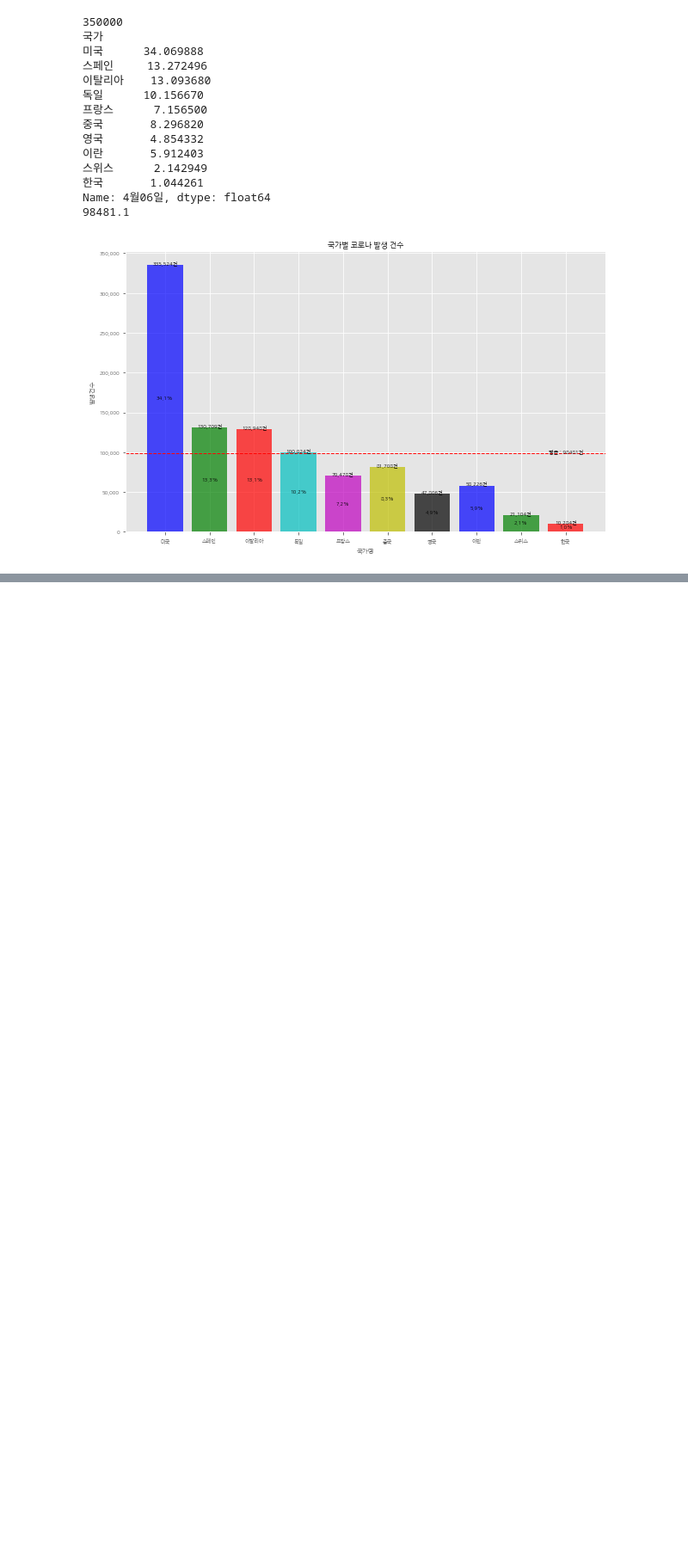
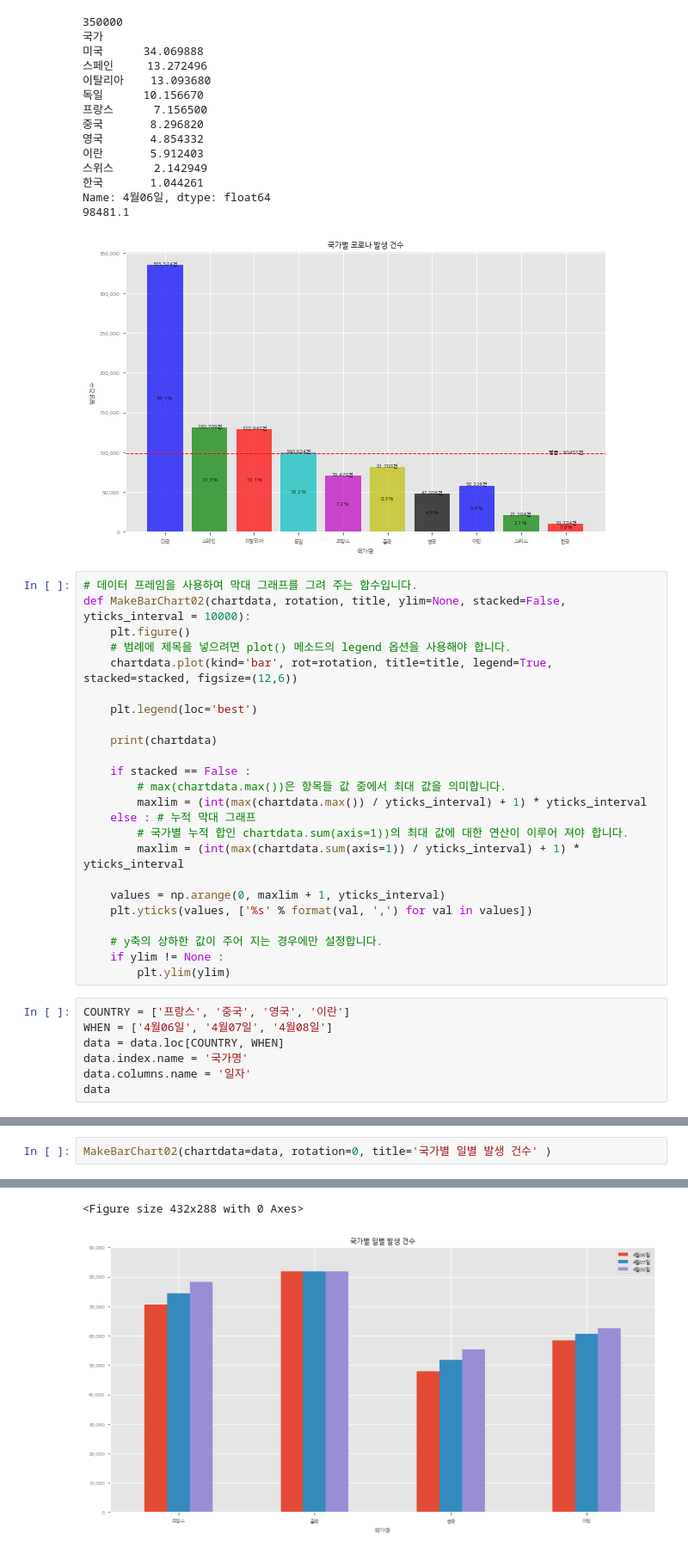
Before and after one commit to SmilingSammy/data_visualization_with_python, a Jupyter notebook: ch3/ch3.ipynb, the cells around one changed output, grey strips where cells are left out. Shown: that part at 86% size. Cells and saved outputs as stored; diff of their text form; blank space fills up the shorter version.

```diff
--- a/ch3/ch3.ipynb
+++ b/ch3/ch3.ipynb
@@ -436,3 +436,34 @@ MakeBarChart01(x=chartdata.index, y=chartdata, color=mycolor, xlabel='국가명'
 Name: 4월06일, dtype: float64
 98481.1
 [figure]
+# %%
+# 데이터 프레임을 사용하여 막대 그래프를 그려 주는 함수입니다.
+def MakeBarChart02(chartdata, rotation, title, ylim=None, stacked=False, yticks_interval = 10000):
+    plt.figure()
+    # 범례에 제목을 넣으려면 plot() 메소드의 legend 옵션을 사용해야 합니다.
+    chartdata.plot(kind='bar', rot=rotation, title=title, legend=True, stacked=stacked, figsize=(12,6))
+
+    plt.legend(loc='best')
+
+    print(chartdata)
+
+    if stacked == False :
+        # max(chartdata.max())은 항목들 값 중에서 최대 값을 의미합니다.
+        maxlim = (int(max(chartdata.max()) / yticks_interval) + 1) * yticks_interval
+    else : # 누적 막대 그래프
+        # 국가별 누적 합인 chartdata.sum(axis=1))의 최대 값에 대한 연산이 이루어 져야 합니다.
+        maxlim = (int(max(chartdata.sum(axis=1)) / yticks_interval) + 1) * yticks_interval
+
+    values = np.arange(0, maxlim + 1, yticks_interval)
+    plt.yticks(values, ['%s' % format(val, ',') for val in values])
+
+    # y축의 상하한 값이 주어 지는 경우에만 설정합니다.
+    if ylim != None :
+        plt.ylim(ylim)
+# %%
+COUNTRY = ['프랑스', '중국', '영국', '이란']
+WHEN = ['4월06일', '4월07일', '4월08일']
+data = data.loc[COUNTRY, WHEN]
+data.index.name = '국가명'
+data.columns.name = '일자'
+data
@@ -438,0 +477,3 @@ Name: 4월06일, dtype: float64
+# %%
+MakeBarChart02(chartdata=data, rotation=0, title='국가별 일별 발생 건수' )
+# %% [output]
@@ -438,0 +486,2 @@ Name: 4월06일, dtype: float64
+<Figure size 432x288 with 0 Axes>
+[figure, added]
```
Also changed, not shown: parts of 34 cells of this notebook, 1 other file.
